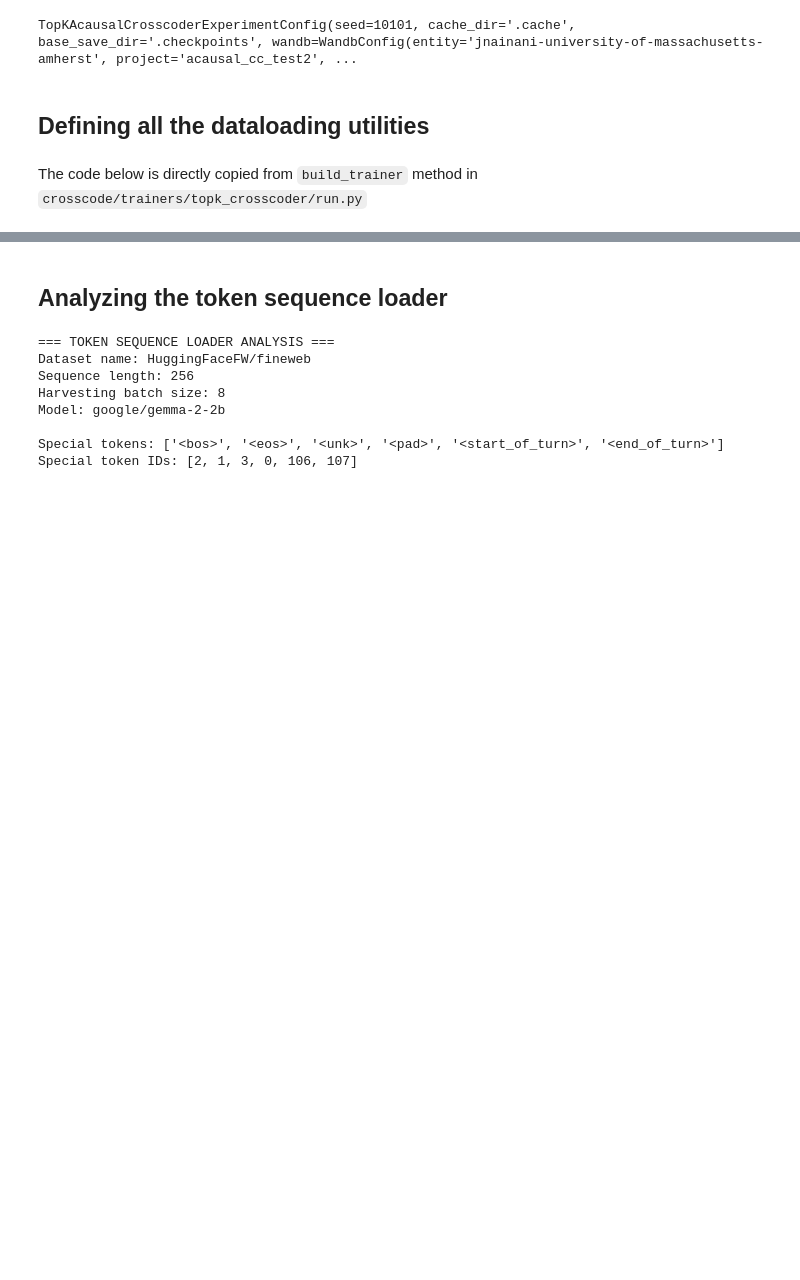
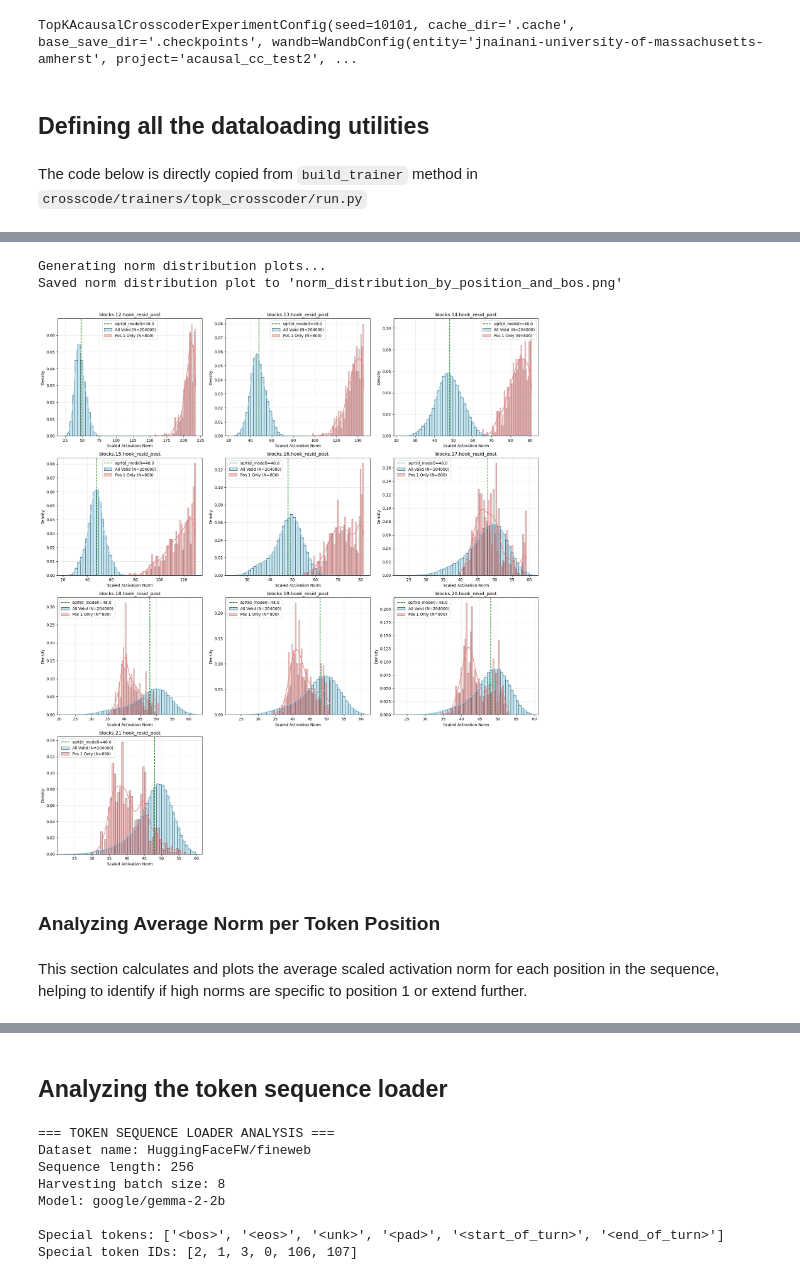
Before and after one commit to ambitious-mechinterp/crosscoder_training, a Jupyter notebook: data_test.ipynb, the cells around one changed output, grey strips where cells are left out. Saved outputs shown, nothing was run; the diff lists cells and outputs as text; code cells hidden in the pictures; blank space fills up the shorter version.

Commit message:
Added activation norm analysis & visualizations

```diff
--- a/data_test.ipynb
+++ b/data_test.ipynb
@@ -58,7 +58,7 @@ except FileNotFoundError as e:
 Repository root found at: /mnt/ssd-1/mechinterp/taras/crosscoder_training
 # %%
 # Set config path and cache directory
-config_path = repo_root / "crosscode" / "trainers" / "topk_crosscoder" / "gemma_configs.yaml"
+config_path = repo_root / "crosscode" / "trainers" / "topk_crosscoder" / "g_acausal_k120.yaml"
 cache_dir = repo_root / "cache"
 os.makedirs(cache_dir, exist_ok=True)
 
@@ -168,0 +206,11 @@ WARNING: scaling factors are None, this is OK only if you see them being estimat
+# %%
+# Get the underlying components without modifying the main dataloader instance
+token_sequence_loader = dataloader._token_sequence_loader
+activations_harvester = dataloader._activations_harvester
+scaling_factors_MP = dataloader.get_scaling_factors() # Shape (M, P)
+scaling_factors_P = scaling_factors_MP[MODEL_INDEX].to(device) # Shape (P,) - for the target model
+
+# Get a fresh iterator from the token loader
+token_iter = token_sequence_loader.get_sequences_batch_iterator()
+
+scaling_factors_P, scaling_factors_P.shape
@@ -168,0 +403,60 @@ WARNING: scaling factors are None, this is OK only if you see them being estimat
+# %%
+# %%
+# Optional: Plot histograms for comparison
+if PLOT_AVAILABLE:
+    print("\nGenerating norm distribution plots...")
+    num_hookpoints = len(TARGET_HOOKPOINTS)
+    # Adjust layout based on number of hookpoints
+    ncols = min(3, num_hookpoints)
+    nrows = (num_hookpoints + ncols - 1) // ncols
+
+    fig, axes = plt.subplots(nrows, ncols, figsize=(ncols * 6, nrows * 5), squeeze=False)
+    axes = axes.flatten() # Flatten for easy iteration
+
+    for i, hookpoint_name in enumerate(TARGET_HOOKPOINTS):
+        ax = axes[i]
+        pos1_norms = np.array(pos1_norms_per_hookpoint[hookpoint_name])
+        all_norms = np.array(all_valid_norms_per_hookpoint[hookpoint_name])
+
+        if len(all_norms) > 0: # Base plot on 'All Valid' having data
+            # Determine a common reasonable range, clipping extreme outliers for visualization
+            # Consider BOS norms too for range calculation if they exist
+            plot_norms_list = [all_norms]
+            if len(pos1_norms) > 0: plot_norms_list.append(pos1_norms)
+            combined_norms = np.concatenate(plot_norms_list)
+            upper_bound = np.percentile(combined_norms, 99.8) # Show up to 99.8th percentile
+
+            sns.histplot(all_norms[all_norms <= upper_bound], ax=ax, color="skyblue", label=f"All Valid (N={len(all_norms)})", kde=True, stat="density", bins=50)
+
+            if len(pos1_norms) > 0: # <<< ADDED Check
+                sns.histplot(pos1_norms[pos1_norms <= upper_bound], ax=ax, color="lightcoral", label=f"Pos 1 Only (N={len(pos1_norms)})", kde=True, stat="density", bins=50)
+
+            if len(bos_norms) > 0: # <<< ADDED Check and Plot
+                sns.histplot(bos_norms[bos_norms <= upper_bound], ax=ax, color="orange", label=f"BOS Only (N={len(bos_norms)})", kde=True, stat="density", bins=50) # <<< ADDED Plot
+
+            ax.axvline(sqrt_d_model, color='green', linestyle='--', label=f'sqrt(d_model)={sqrt_d_model:.1f}')
+
+            ax.set_title(f"{hookpoint_name}")
+            ax.set_xlabel("Scaled Activation Norm")
+            ax.set_ylabel("Density")
+            ax.legend()
+            ax.grid(True, alpha=0.3)
+        else:
+             ax.set_title(f"{hookpoint_name}\n(No data for All Valid)")
+
+    # Hide any unused subplots
+    for j in range(i + 1, len(axes)):
+        fig.delaxes(axes[j])
+
+    plt.tight_layout()
+    plt.savefig("norm_distribution_by_position_and_bos.png") # <<< Updated filename
+    print("Saved norm distribution plot to 'norm_distribution_by_position_and_bos.png'") # <<< Updated message
+    plt.show()
+# %% [output]
+Generating norm distribution plots...
+Saved norm distribution plot to 'norm_distribution_by_position_and_bos.png'
+[figure, added]
+# %% [markdown]
+### Analyzing Average Norm per Token Position
+# %% [markdown]
+This section calculates and plots the average scaled activation norm for each position in the sequence, helping to identify if high norms are specific to position 1 or extend further.
```
Also changed, not shown: parts of 14 cells of this notebook, 2 other files.
